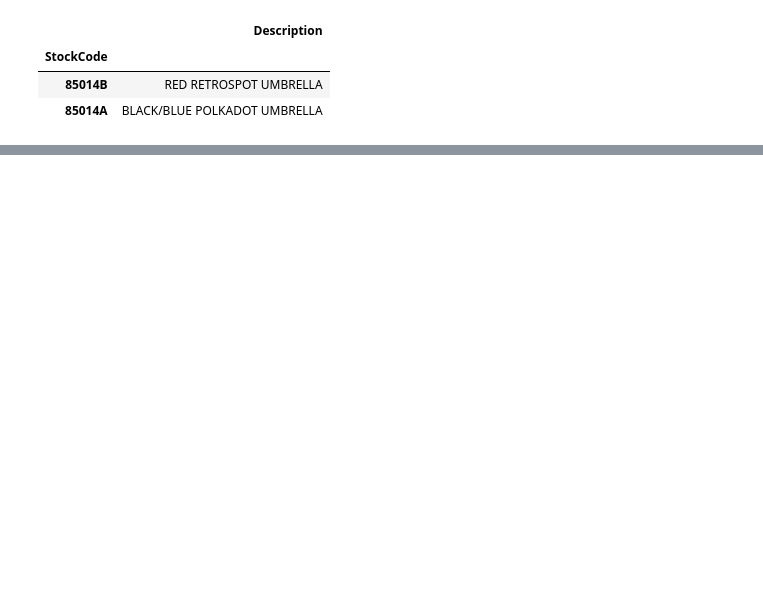
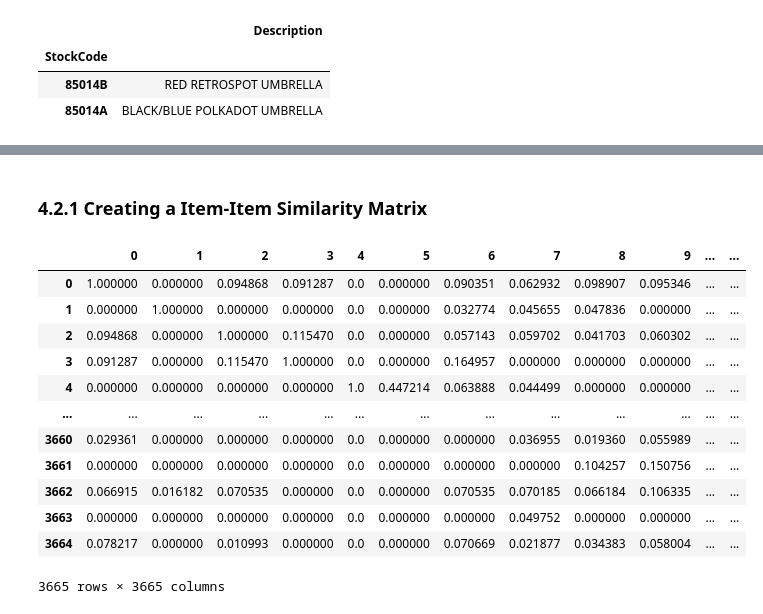
Before and after one commit to eozhisarcikli/product-recommendation, a Jupyter notebook: Customer Based Collaborative Filtering.ipynb, the cells around one changed output, grey strips where cells are left out. Drawn from its saved outputs; the diff is of its cells as text; code cells hidden in the pictures; blank space fills up the shorter version.

```diff
--- a/Customer Based Collaborative Filtering.ipynb
+++ b/Customer Based Collaborative Filtering.ipynb
@@ -269,0 +285,20 @@ get_items_to_recommend_cust(12358)
+# %% [markdown]
+### 4.2.1 Creating a Item-Item Similarity Matrix
+# %%
+#cosine similarity matrix
+item_item_sim_matrix = pd.DataFrame(cosine_similarity(customer_item_matrix.T))
+item_item_sim_matrix
+# %% [output]
+|  | 0 | 1 | 2 | 3 | 4 | 5 | 6 | 7 | 8 | 9 | ... | ... |
+| 0 | 1.000000 | 0.000000 | 0.094868 | 0.091287 | 0.0 | 0.000000 | 0.090351 | 0.062932 | 0.098907 | 0.095346 | ... | ... |
+| 1 | 0.000000 | 1.000000 | 0.000000 | 0.000000 | 0.0 | 0.000000 | 0.032774 | 0.045655 | 0.047836 | 0.000000 | ... | ... |
+| 2 | 0.094868 | 0.000000 | 1.000000 | 0.115470 | 0.0 | 0.000000 | 0.057143 | 0.059702 | 0.041703 | 0.060302 | ... | ... |
+| 3 | 0.091287 | 0.000000 | 0.115470 | 1.000000 | 0.0 | 0.000000 | 0.164957 | 0.000000 | 0.000000 | 0.000000 | ... | ... |
+| 4 | 0.000000 | 0.000000 | 0.000000 | 0.000000 | 1.0 | 0.447214 | 0.063888 | 0.044499 | 0.000000 | 0.000000 | ... | ... |
+| ... | ... | ... | ... | ... | ... | ... | ... | ... | ... | ... | ... | ... |
+| 3660 | 0.029361 | 0.000000 | 0.000000 | 0.000000 | 0.0 | 0.000000 | 0.000000 | 0.036955 | 0.019360 | 0.055989 | ... | ... |
+| 3661 | 0.000000 | 0.000000 | 0.000000 | 0.000000 | 0.0 | 0.000000 | 0.000000 | 0.000000 | 0.104257 | 0.150756 | ... | ... |
+| 3662 | 0.066915 | 0.016182 | 0.070535 | 0.000000 | 0.0 | 0.000000 | 0.070535 | 0.070185 | 0.066184 | 0.106335 | ... | ... |
+| 3663 | 0.000000 | 0.000000 | 0.000000 | 0.000000 | 0.0 | 0.000000 | 0.000000 | 0.049752 | 0.000000 | 0.000000 | ... | ... |
+| 3664 | 0.078217 | 0.000000 | 0.010993 | 0.000000 | 0.0 | 0.000000 | 0.070669 | 0.021877 | 0.034383 | 0.058004 | ... | ... |
+3665 rows × 3665 columns
```
Also changed, not shown: parts of 46 cells of this notebook.
